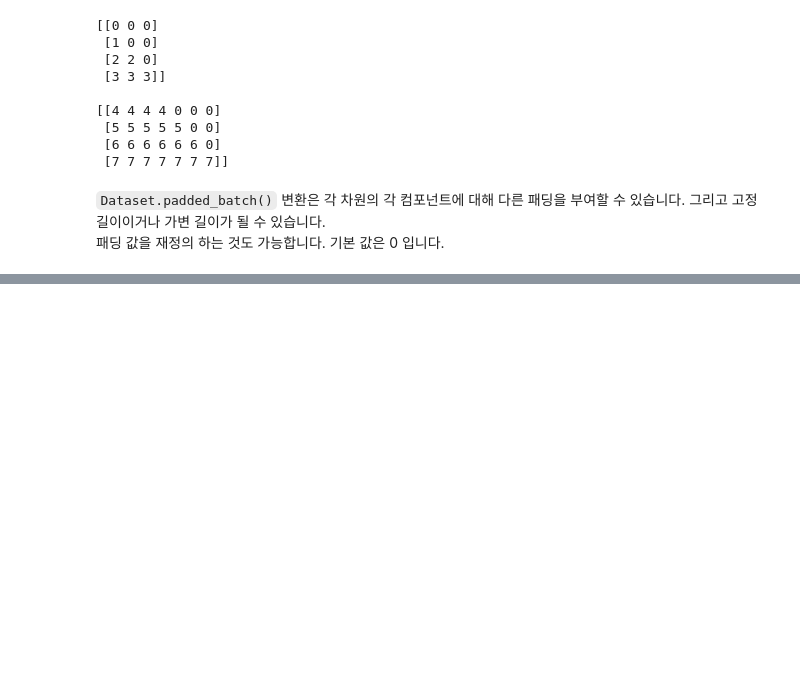
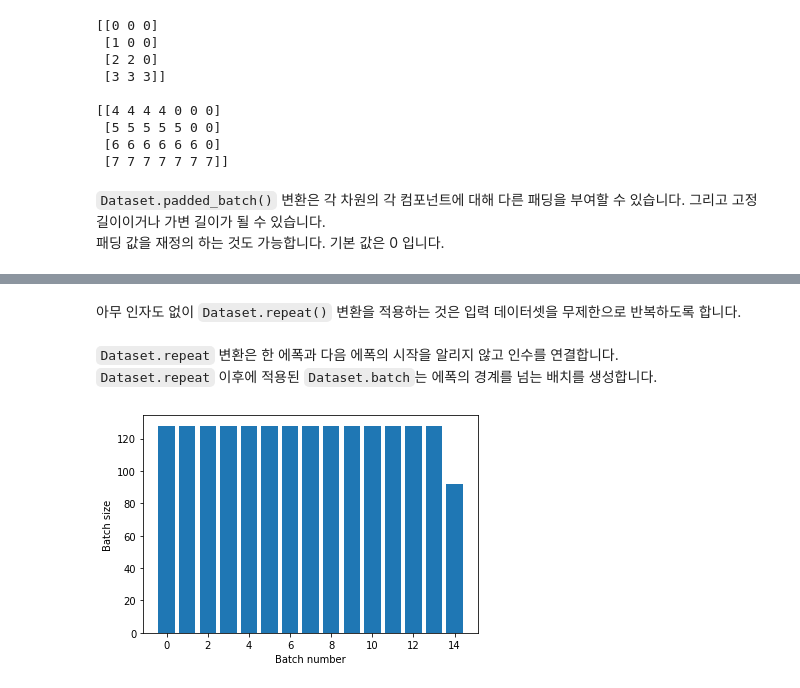
Before and after one commit to Ilevk/TIL, a Jupyter notebook: Python/Machine Learning/Tensorflow/Tensorflow_Tutorials/tf.data.ipynb, the cells around one changed output, grey strips where cells are left out. Cells and saved outputs as stored; diff of their text form; code cells hidden in the pictures; blank space fills up the shorter version.

```diff
--- a/Python/Machine Learning/Tensorflow/Tensorflow_Tutorials/tf.data.ipynb
+++ b/Python/Machine Learning/Tensorflow/Tensorflow_Tutorials/tf.data.ipynb
@@ -731,0 +740,15 @@ for batch in dataset.take(2):
+# %%
+def plot_batch_sizes(ds):
+    batch_sizes = [batch.shape[0] for batch in ds]
+    plt.bar(range(len(batch_sizes)), batch_sizes)
+    plt.xlabel('Batch number')
+    plt.ylabel('Batch size')
+# %% [markdown]
+아무 인자도 없이 `Dataset.repeat()` 변환을 적용하는 것은 입력 데이터셋을 무제한으로 반복하도록 합니다.<br><br>
+`Dataset.repeat` 변환은 한 에폭과 다음 에폭의 시작을 알리지 않고 인수를 연결합니다.<br>
+`Dataset.repeat` 이후에 적용된 `Dataset.batch`는 에폭의 경계를 넘는 배치를 생성합니다.
+# %%
+titanic_batches = titanic_lines.repeat(3).batch(128)
+plot_batch_sizes(titanic_batches)
+# %% [output]
+[figure, added]
```
Also changed, not shown: parts of 13 cells of this notebook.
